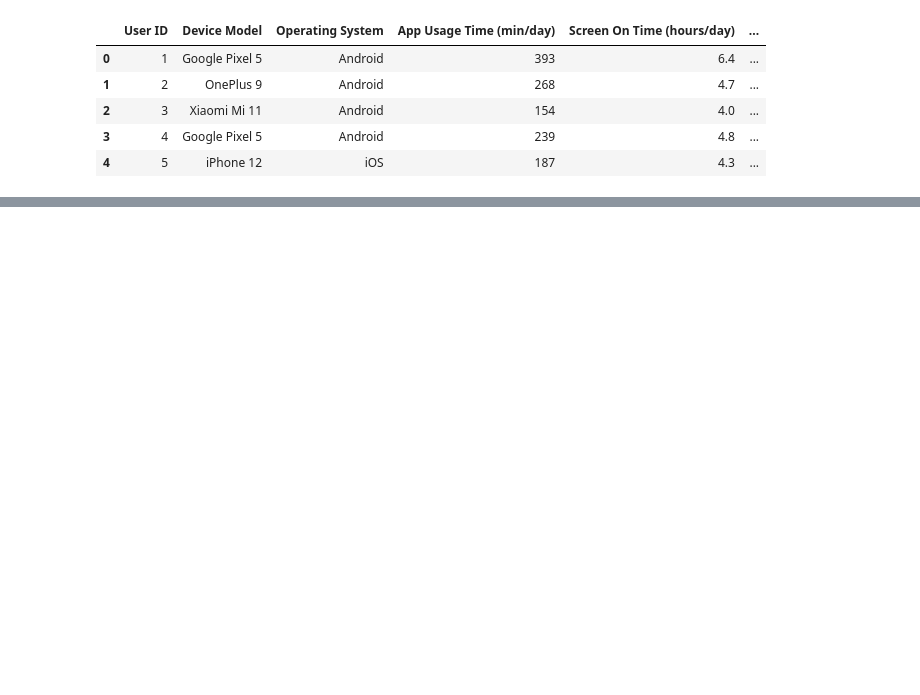
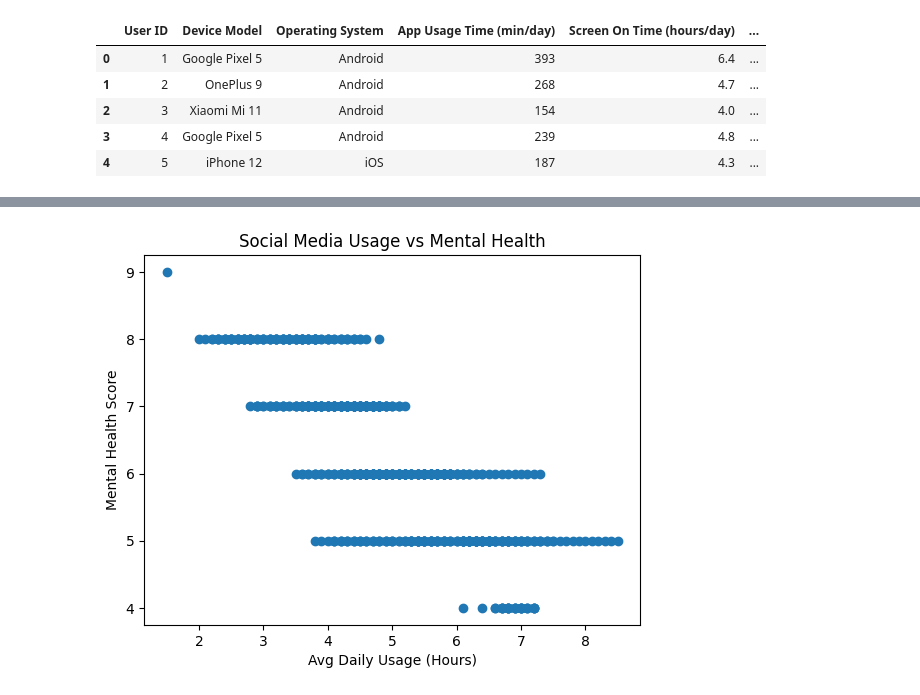
Before and after one commit to DefeatedWarrior/DataSci-Assignment-1, a Jupyter notebook: JupiterNotebook.ipynb, the cells around one changed output, grey strips where cells are left out. Cells and saved outputs as stored; diff of their text form; code cells hidden in the pictures; blank space fills up the shorter version.

```diff
--- a/JupiterNotebook.ipynb
+++ b/JupiterNotebook.ipynb
@@ -46,0 +100,15 @@ userbehavior.head()
+# %%
+plt.figure()
+
+plt.scatter(
+    students["Avg_Daily_Usage_Hours"],
+    students["Mental_Health_Score"]
+)
+
+plt.xlabel("Avg Daily Usage (Hours)")
+plt.ylabel("Mental Health Score")
+plt.title("Social Media Usage vs Mental Health")
+
+plt.show()
+# %% [output]
+[figure, added]
```
Also changed, not shown: parts of 5 cells of this notebook.
